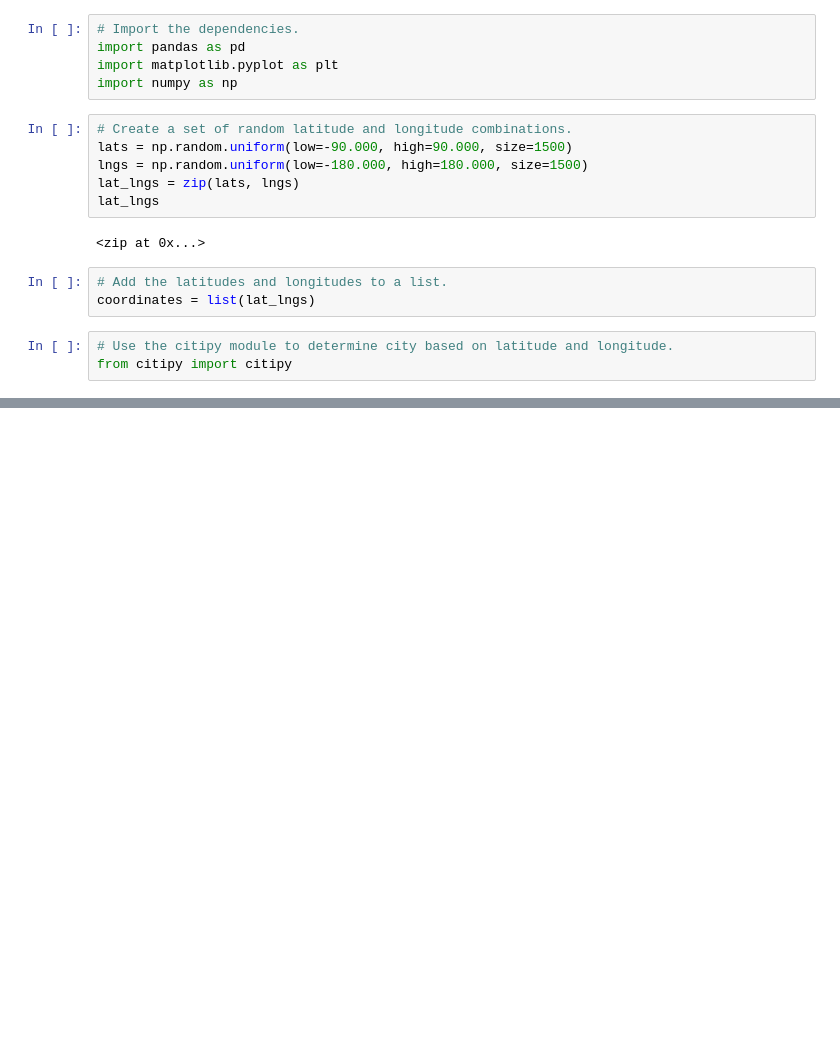
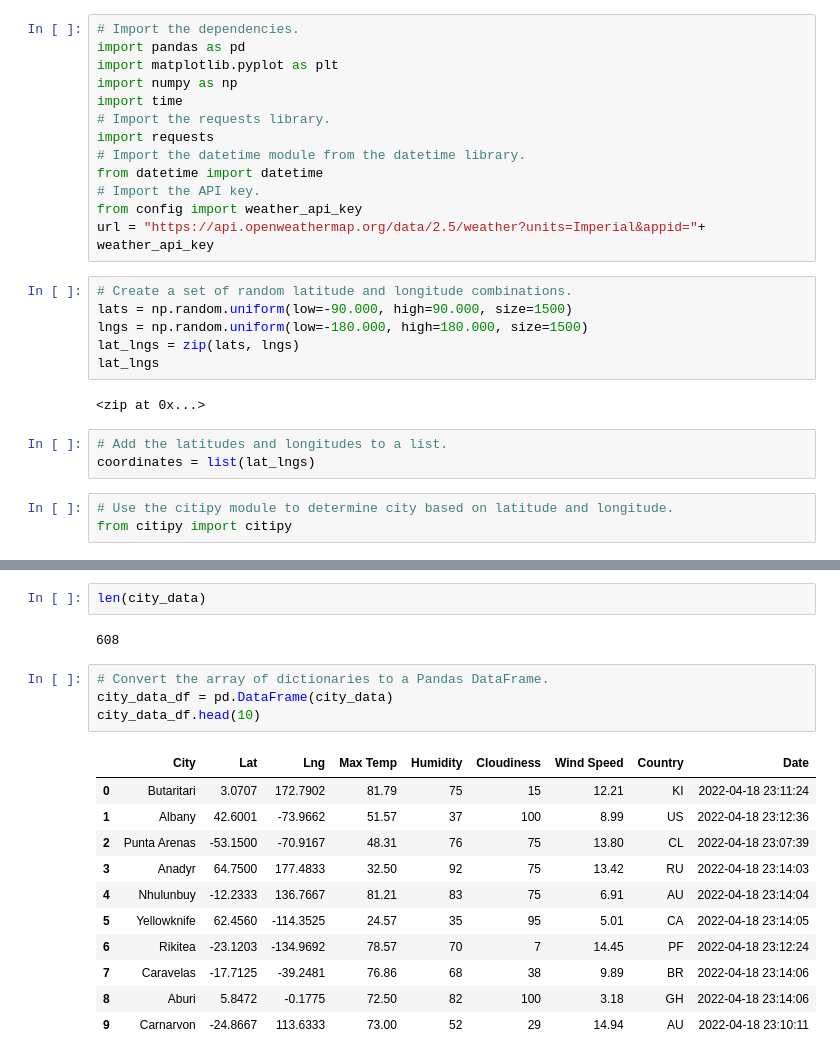
Before and after one commit to mein0819/World_Weather_Analysis, a Jupyter notebook: WeatherPy.ipynb, the cells around one changed output, grey strips where cells are left out. Cells and saved outputs as stored; diff of their text form; blank space fills up the shorter version.

Commit message:
adding updated gitignore and WeatherPy.ipynb file

```diff
--- a/WeatherPy.ipynb
+++ b/WeatherPy.ipynb
@@ -3,6 +3,14 @@
 import pandas as pd
 import matplotlib.pyplot as plt
 import numpy as np
+import time
+# Import the requests library.
+import requests
+# Import the datetime module from the datetime library.
+from datetime import datetime
+# Import the API key.
+from config import weather_api_key
+url = "https://api.openweathermap.org/data/2.5/weather?units=Imperial&appid="+ weather_api_key
 # %%
 # Create a set of random latitude and longitude combinations.
 lats = np.random.uniform(low=-90.000, high=90.000, size=1500)
@@ -33,0 +121,20 @@ len(cities)
+# %%
+len(city_data)
+# %% [output]
+608
+# %%
+# Convert the array of dictionaries to a Pandas DataFrame.
+city_data_df = pd.DataFrame(city_data)
+city_data_df.head(10)
+# %% [output]
+|  | City | Lat | Lng | Max Temp | Humidity | Cloudiness | Wind Speed | Country | Date |
+| 0 | Butaritari | 3.0707 | 172.7902 | 81.79 | 75 | 15 | 12.21 | KI | 2022-04-18 23:11:24 |
+| 1 | Albany | 42.6001 | -73.9662 | 51.57 | 37 | 100 | 8.99 | US | 2022-04-18 23:12:36 |
+| 2 | Punta Arenas | -53.1500 | -70.9167 | 48.31 | 76 | 75 | 13.80 | CL | 2022-04-18 23:07:39 |
+| 3 | Anadyr | 64.7500 | 177.4833 | 32.50 | 92 | 75 | 13.42 | RU | 2022-04-18 23:14:03 |
+| 4 | Nhulunbuy | -12.2333 | 136.7667 | 81.21 | 83 | 75 | 6.91 | AU | 2022-04-18 23:14:04 |
+| 5 | Yellowknife | 62.4560 | -114.3525 | 24.57 | 35 | 95 | 5.01 | CA | 2022-04-18 23:14:05 |
+| 6 | Rikitea | -23.1203 | -134.9692 | 78.57 | 70 | 7 | 14.45 | PF | 2022-04-18 23:12:24 |
+| 7 | Caravelas | -17.7125 | -39.2481 | 76.86 | 68 | 38 | 9.89 | BR | 2022-04-18 23:14:06 |
+| 8 | Aburi | 5.8472 | -0.1775 | 72.50 | 82 | 100 | 3.18 | GH | 2022-04-18 23:14:06 |
+| 9 | Carnarvon | -24.8667 | 113.6333 | 73.00 | 52 | 29 | 14.94 | AU | 2022-04-18 23:10:11 |
```
Also changed, not shown: parts of 5 cells of this notebook, 1 other file.
